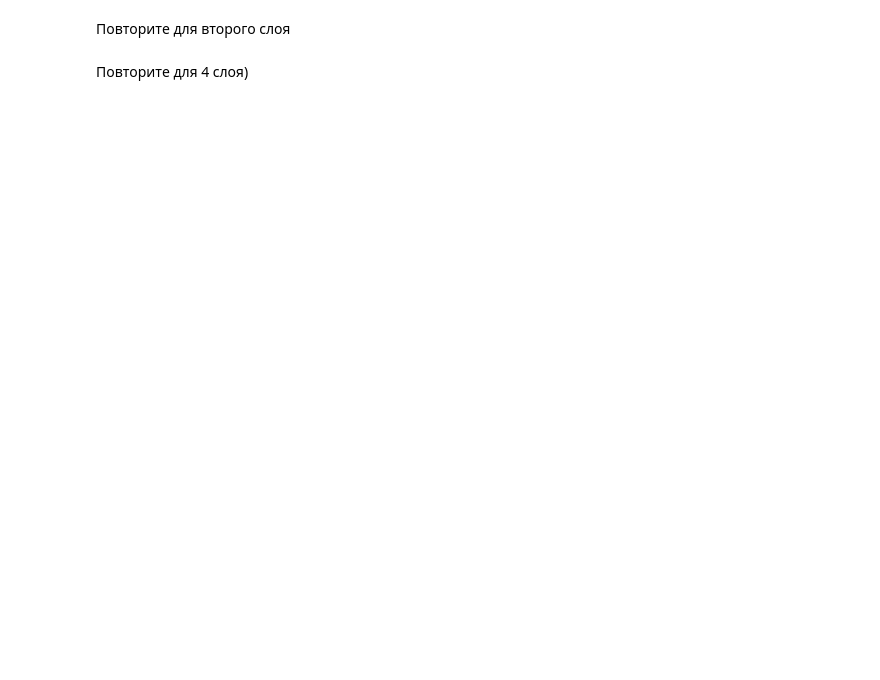
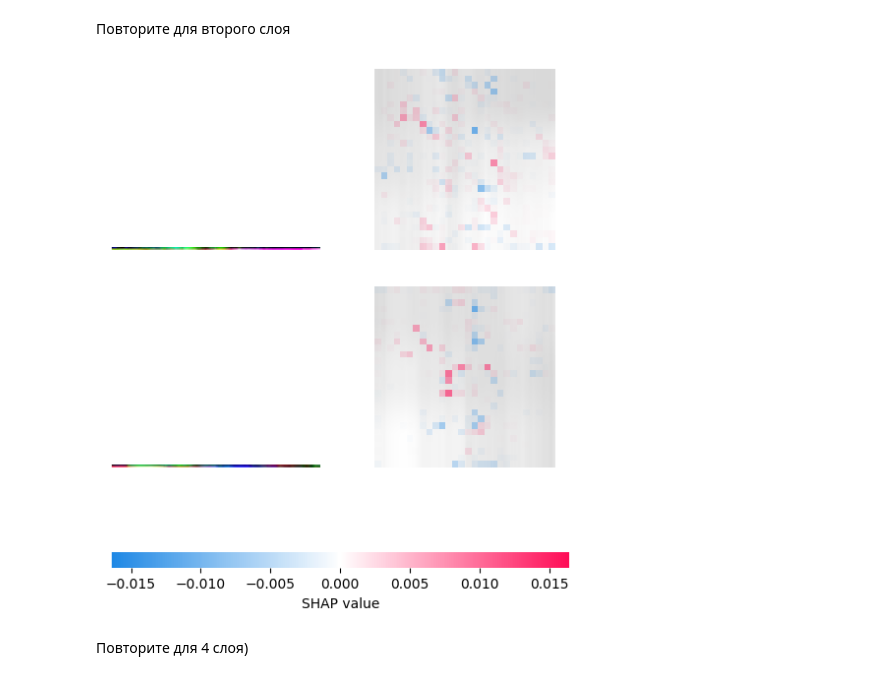
Before and after one commit to Dmitrij-Solovjev/spbu_deep_learning, a Jupyter notebook: homeworks/HW3/kaggle_cnn_onepease_classification.ipynb, the cells around one changed output. Cells and saved outputs as stored; diff of their text form; code cells hidden in the pictures; blank space fills up the shorter version.

```diff
--- a/homeworks/HW3/kaggle_cnn_onepease_classification.ipynb
+++ b/homeworks/HW3/kaggle_cnn_onepease_classification.ipynb
@@ -323,2 +351,5 @@ _ = train(
 # %% [markdown]
 *Задание*: запустите обучение с использованием transfer learning и без него. В каком случае точность получилась выше?
+# %%
+model = get_model(pretrained=True, num_out_classes=5).to(device)
+optimizer = torch.optim.AdamW(model.parameters(), lr=LR) # задайте оптимизатор
@@ -362,2 +429,15 @@ shap.image_plot(shap_values[1], to_explain.detach().cpu().numpy())
+# %%
+# YOUR CODE
+to_explain = torch.stack([dataset[0][0], dataset[123][0]], dim=0).to(device)
+e = shap.GradientExplainer((model, model.layer2[0].conv2), to_explain)
+# receive shap_values
+shap_values, indexes = e.shap_values(
+    to_explain, ranked_outputs=4, nsamples=50
+)
+# %%
+# YOUR CODE
+shap.image_plot(shap_values[0], to_explain.detach().cpu().numpy())
+# %% [output]
+[figure, added]
 # %% [markdown]
 Повторите для 4 слоя)
```
Also changed, not shown: parts of 35 cells of this notebook.
